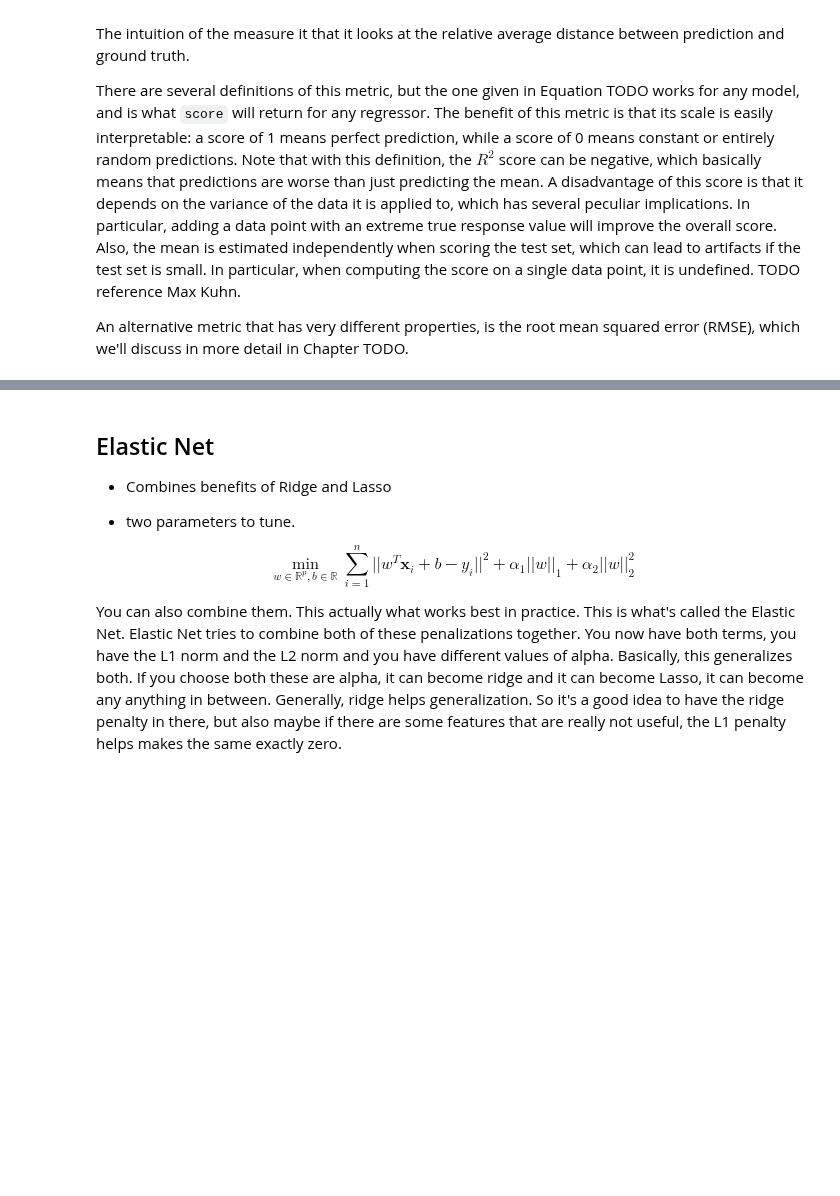
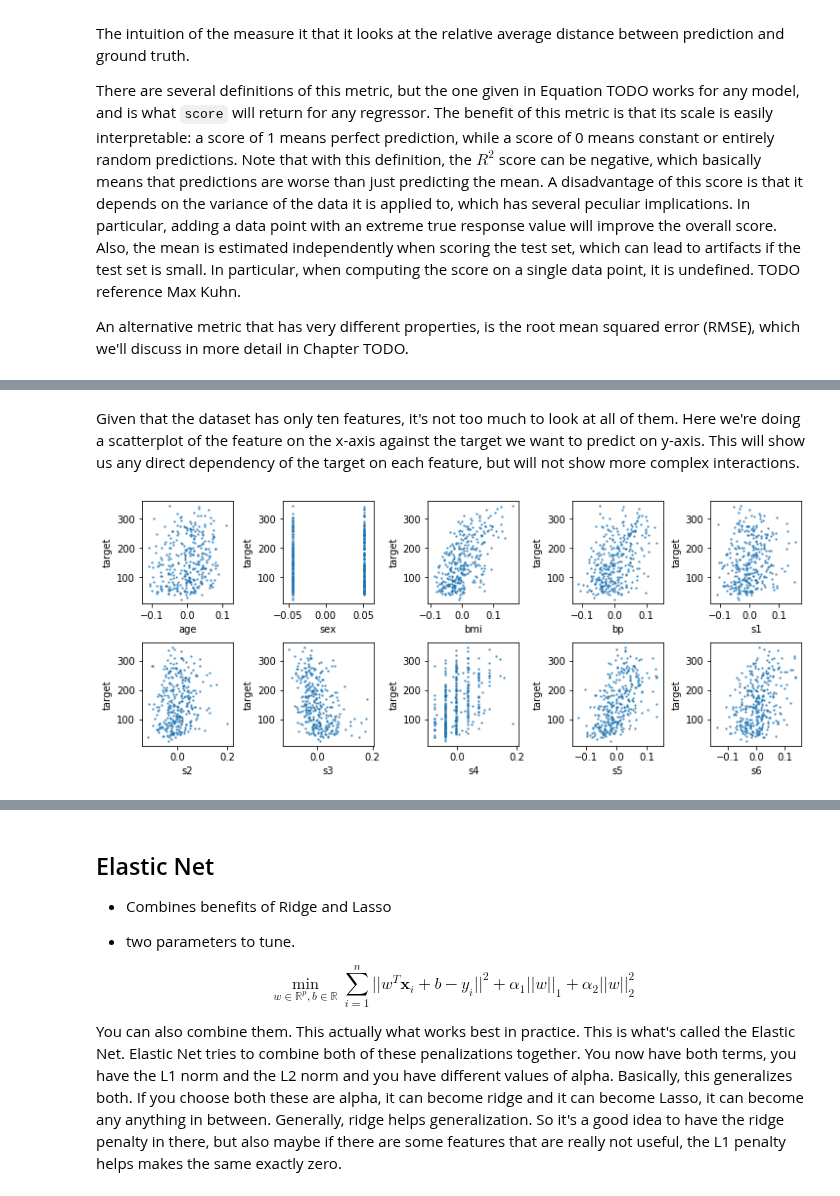
Before and after one commit to amueller/aml, a Jupyter notebook: 02-supervised-learning/05-linear-models-regression.ipynb, the cells around one changed output, grey strips where cells are left out. Cells and saved outputs as stored; diff of their text form; code cells hidden in the pictures; blank space fills up the shorter version.

```diff
--- a/02-supervised-learning/05-linear-models-regression.ipynb
+++ b/02-supervised-learning/05-linear-models-regression.ipynb
@@ -659,0 +140,17 @@ interpretation a little bit harder.
+# %%
+# Split the data into training and test set before doing more in-depth visualization
+from sklearn.model_selection import train_test_split
+X_train, X_test, y_train, y_test = train_test_split(X, y, random_state=42)
+# %% [markdown]
+Given that the dataset has only ten features, it's not too much to look at all of them. Here we're doing a scatterplot of the feature on the x-axis against the target we want to predict on y-axis.
+This will show us any direct dependency of the target on each feature, but will not show more complex interactions.
+# %%
+# Create dataframe containing target for plotting
+df_train = X_train.copy()
+df_train['target'] = y_train
+
+fig, axes = plt.subplots(2, 5, constrained_layout=True, figsize=(10, 4))
+for col, ax in zip(X.columns, axes.ravel()):
+    df_train.plot(x=col, y='target', kind='scatter', ax=ax, legend=False, s=2, alpha=.6)
+# %% [output]
+[figure, added]
```
Also changed, not shown: parts of 111 cells of this notebook.
